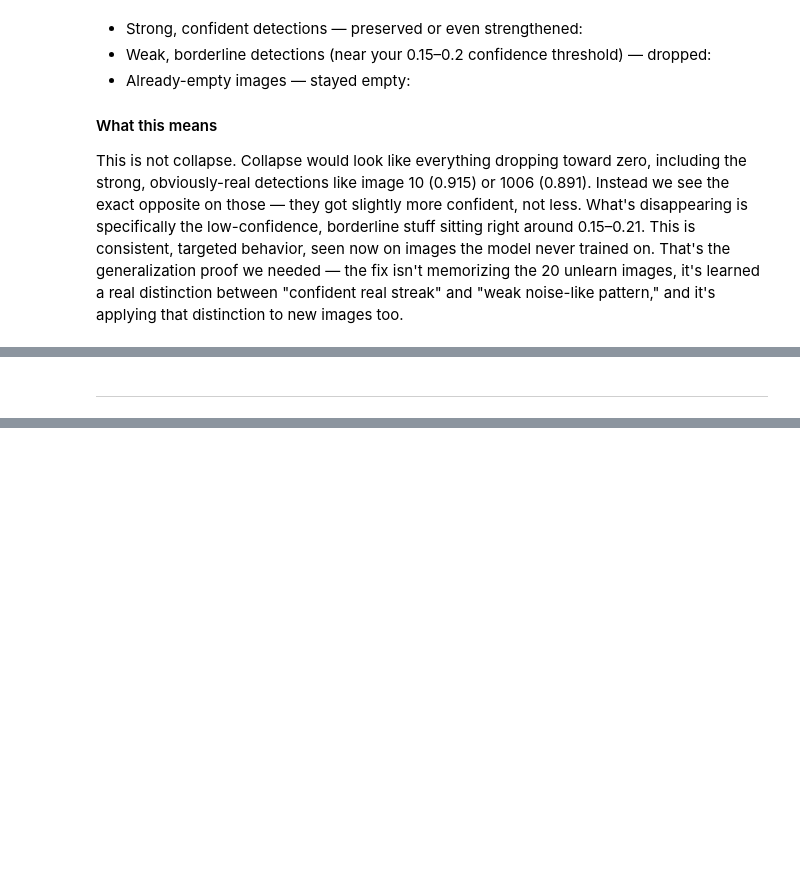
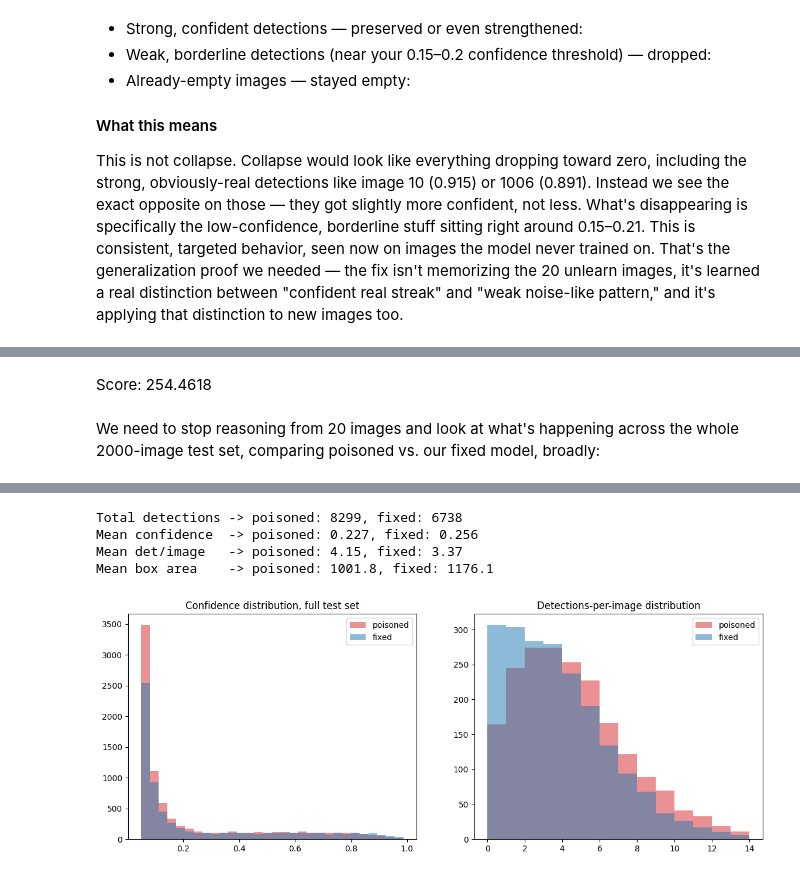
Before and after one commit to Deepmalya2506/Deep-Learning-Notebooks, a Jupyter notebook: simple-synaptic-pruning.ipynb, the cells around one changed output, grey strips where cells are left out. Saved outputs shown, nothing was run; the diff lists cells and outputs as text; code cells hidden in the pictures; blank space fills up the shorter version.

Commit message:
Kaggle Notebook | Simple Synaptic Pruning | Version 13

```diff
--- a/simple-synaptic-pruning.ipynb
+++ b/simple-synaptic-pruning.ipynb
@@ -741,2 +727,54 @@ Wrote /kaggle/working/submission.csv  (2000 rows)
-# %% [markdown]
----
+# %% [markdown]
+Score: 254.4618
+# %% [markdown]
+We need to stop reasoning from 20 images and look at what's happening across the whole 2000-image test set, comparing poisoned vs. our fixed model, broadly:
+# %%
+cfg_p = cfg_best.clone(); cfg_p.MODEL.WEIGHTS = POISONED_WEIGHTS
+cfg_f = cfg_best.clone(); cfg_f.MODEL.WEIGHTS = BEST_CKPT
+cfg_p.MODEL.RETINANET.SCORE_THRESH_TEST = 0.05
+cfg_f.MODEL.RETINANET.SCORE_THRESH_TEST = 0.05
+
+pred_p = DefaultPredictor(cfg_p)
+pred_f = DefaultPredictor(cfg_f)
+
+all_files = sorted(Path(TEST_DIR).glob("*.png"))
+
+p_scores_all, f_scores_all = [], []
+p_counts, f_counts = [], []
+box_size_p, box_size_f = [], []
+
+for img_path in tqdm(all_files, desc="Full test sweep"):
+    im = load_for_inference(img_path)
+    out_p = pred_p(im)["instances"].to("cpu")
+    out_f = pred_f(im)["instances"].to("cpu")
+
+    ps, fs = out_p.scores.numpy(), out_f.scores.numpy()
+    p_scores_all.extend(ps.tolist())
+    f_scores_all.extend(fs.tolist())
+    p_counts.append(len(ps))
+    f_counts.append(len(fs))
+
+    for b in out_p.pred_boxes.tensor.numpy():
+        box_size_p.append((b[2]-b[0]) * (b[3]-b[1]))
+    for b in out_f.pred_boxes.tensor.numpy():
+        box_size_f.append((b[2]-b[0]) * (b[3]-b[1]))
+
+print(f"Total detections -> poisoned: {len(p_scores_all)}, fixed: {len(f_scores_all)}")
+print(f"Mean confidence  -> poisoned: {np.mean(p_scores_all):.3f}, fixed: {np.mean(f_scores_all):.3f}")
+print(f"Mean det/image   -> poisoned: {np.mean(p_counts):.2f}, fixed: {np.mean(f_counts):.2f}")
+print(f"Mean box area    -> poisoned: {np.mean(box_size_p):.1f}, fixed: {np.mean(box_size_f):.1f}")
+
+fig, axes = plt.subplots(1, 2, figsize=(14,5))
+axes[0].hist(p_scores_all, bins=30, alpha=0.5, label="poisoned", color="tab:red")
+axes[0].hist(f_scores_all, bins=30, alpha=0.5, label="fixed", color="tab:blue")
+axes[0].set_title("Confidence distribution, full test set")
+axes[0].legend()
+
+axes[1].hist(p_counts, bins=range(0,15), alpha=0.5, label="poisoned", color="tab:red")
+axes[1].hist(f_counts, bins=range(0,15), alpha=0.5, label="fixed", color="tab:blue")
+axes[1].set_title("Detections-per-image distribution")
+axes[1].legend()
+
+plt.savefig("/kaggle/working/full_test_distribution.png", dpi=100)
+plt.show()
+# %% [output]
@@ -742,0 +783,5 @@ Wrote /kaggle/working/submission.csv  (2000 rows)
+Total detections -> poisoned: 8299, fixed: 6738
+Mean confidence  -> poisoned: 0.227, fixed: 0.256
+Mean det/image   -> poisoned: 4.15, fixed: 3.37
+Mean box area    -> poisoned: 1001.8, fixed: 1176.1
+[figure, added]
```
Also changed, not shown: parts of 24 cells of this notebook.
